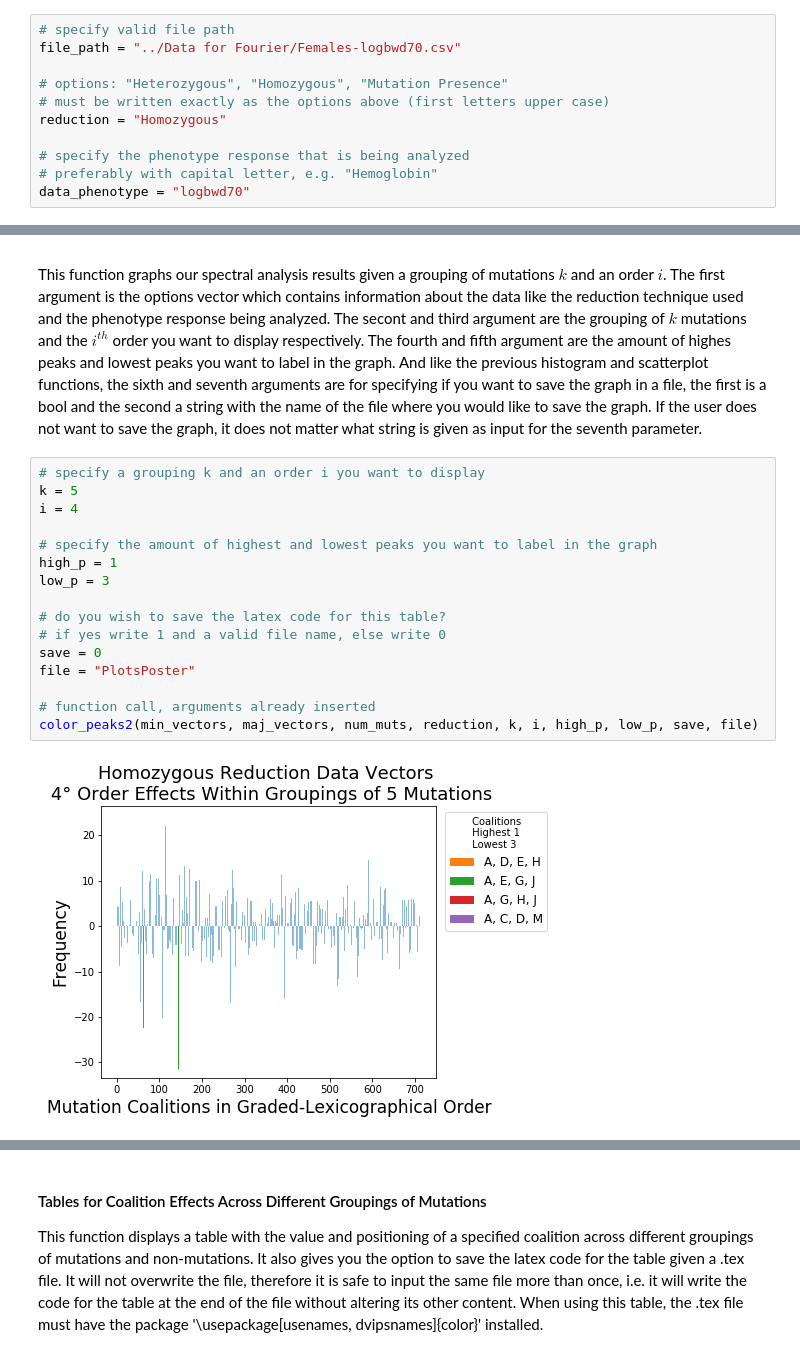
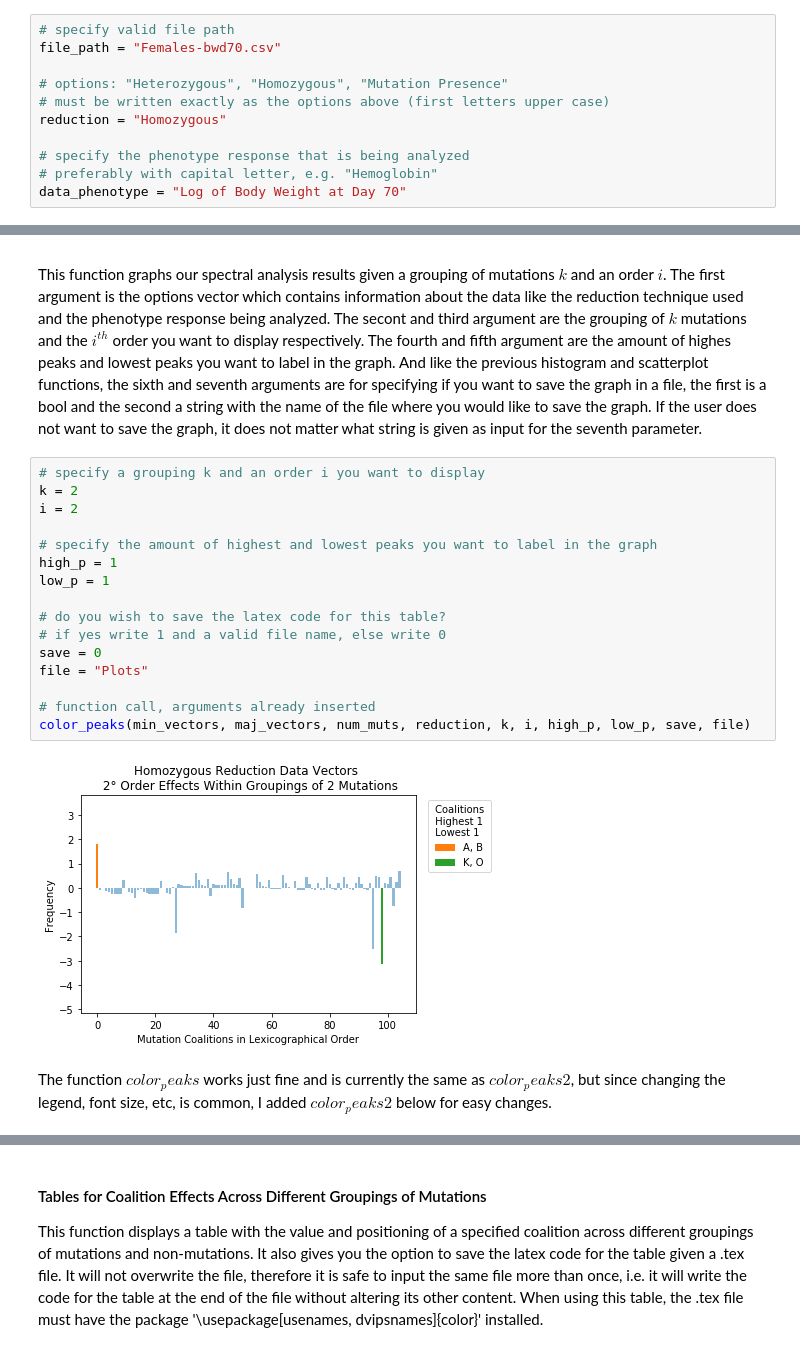
Before and after one commit to asvnpr/Spectral-Analysis, a Jupyter notebook: Spectral Analysis.ipynb, the cells around one changed output, grey strips where cells are left out. Saved outputs shown, nothing was run; the diff lists cells and outputs as text.

Commit message:
fixed bugs, added useful (commented) functions

```diff
--- a/Spectral Analysis.ipynb
+++ b/Spectral Analysis.ipynb
@@ -20,7 +20,7 @@ from utils import *
 ## User Prompts
 # %%
 # specify valid file path
-file_path = "../Data for Fourier/Females-logbwd70.csv"
+file_path = "Females-bwd70.csv"
 
 # options: "Heterozygous", "Homozygous", "Mutation Presence"
 # must be written exactly as the options above (first letters upper case)
@@ -28,7 +28,7 @@ reduction = "Homozygous"
 
 # specify the phenotype response that is being analyzed
 # preferably with capital letter, e.g. "Hemoglobin"
-data_phenotype = "logbwd70"
+data_phenotype = "Log of Body Weight at Day 70"
 # %% [markdown]
 ## Upload of Dataset and Reduction of the Dataset
 Give a valid file path for the dataset you want to analyse, the file must be .csv. Choose the type of reduction for the dataset, options for the reduction are heterozygous, homozygous, and mutation presence. For the heterozygous reduction, we record a mutation as present if a subject has only one copy of said mutation. The homozygous reduction, we record a mutation as present if a subject has both copies of said mutation. And for the mutation presence reduction, a mutation is recorded if a subject has at least one copy of said mutation. In esence, the heterozygous is an "xor" reduction, the homozygous is an "and" reduction, the mutation presence reduction is an "or" reduction. We will refere to these reductions as "xor", "and" and "or" reductons respectively.
@@ -186,22 +242,24 @@ scatterplot_mutations(data_phenotype, sub_data, save, file)
 This function graphs our spectral analysis results given a grouping of mutations $k$ and an order $i$. The first argument is the options vector which contains information about the data like the reduction technique used and the phenotype response being analyzed. The secont and third argument are the grouping of $k$ mutations and the $i^{th}$ order you want to display respectively. The fourth and fifth argument are the amount of highes peaks and lowest peaks you want to label in the graph. And like the previous histogram and scatterplot functions, the sixth and seventh arguments are for specifying if you want to save the graph in a file, the first is a bool and the second a string with the name of the file where you would like to save the graph. If the user does not want to save the graph, it does not matter what string is given as input for the seventh parameter.
 # %%
 # specify a grouping k and an order i you want to display
-k = 5
-i = 4
+k = 2
+i = 2
 
 # specify the amount of highest and lowest peaks you want to label in the graph
 high_p = 1
-low_p = 3
+low_p = 1
 
 # do you wish to save the latex code for this table?
 # if yes write 1 and a valid file name, else write 0
 save = 0
-file = "PlotsPoster"
+file = "Plots"
 
 # function call, arguments already inserted
-color_peaks2(min_vectors, maj_vectors, num_muts, reduction, k, i, high_p, low_p, save, file)
+color_peaks(min_vectors, maj_vectors, num_muts, reduction, k, i, high_p, low_p, save, file)
 # %% [output]
-[figure, old version]
+[figure, new version]
+# %% [markdown]
+The function $color_peaks$ works just fine and is currently the same as $color_peaks2$, but since changing the legend, font size, etc, is common, I added $color_peaks2$ below for easy changes.
 # %%
 # input: list of tuples (int, list of vectors), int, int, int, int, int, bool
 # output: void
```
Also changed, not shown: parts of 37 cells of this notebook, 1 other file.
